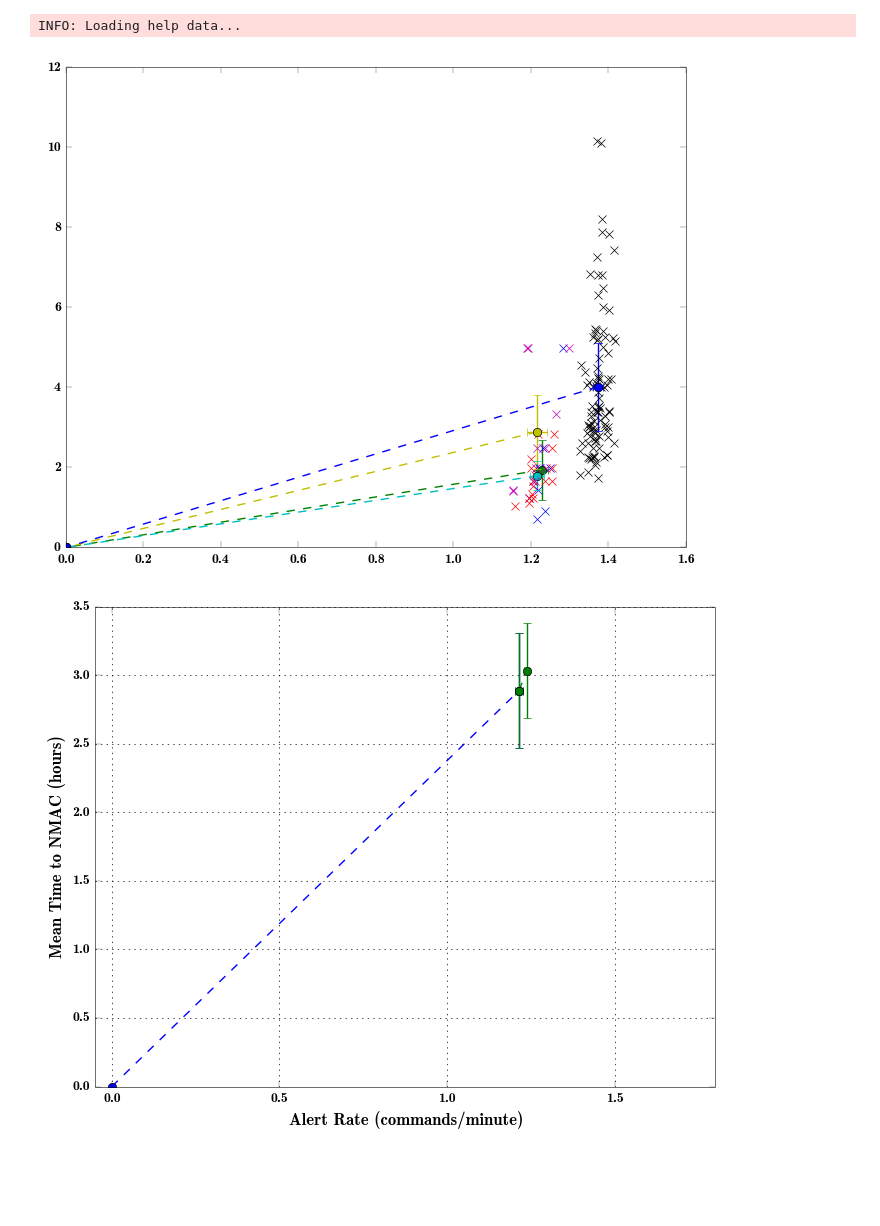
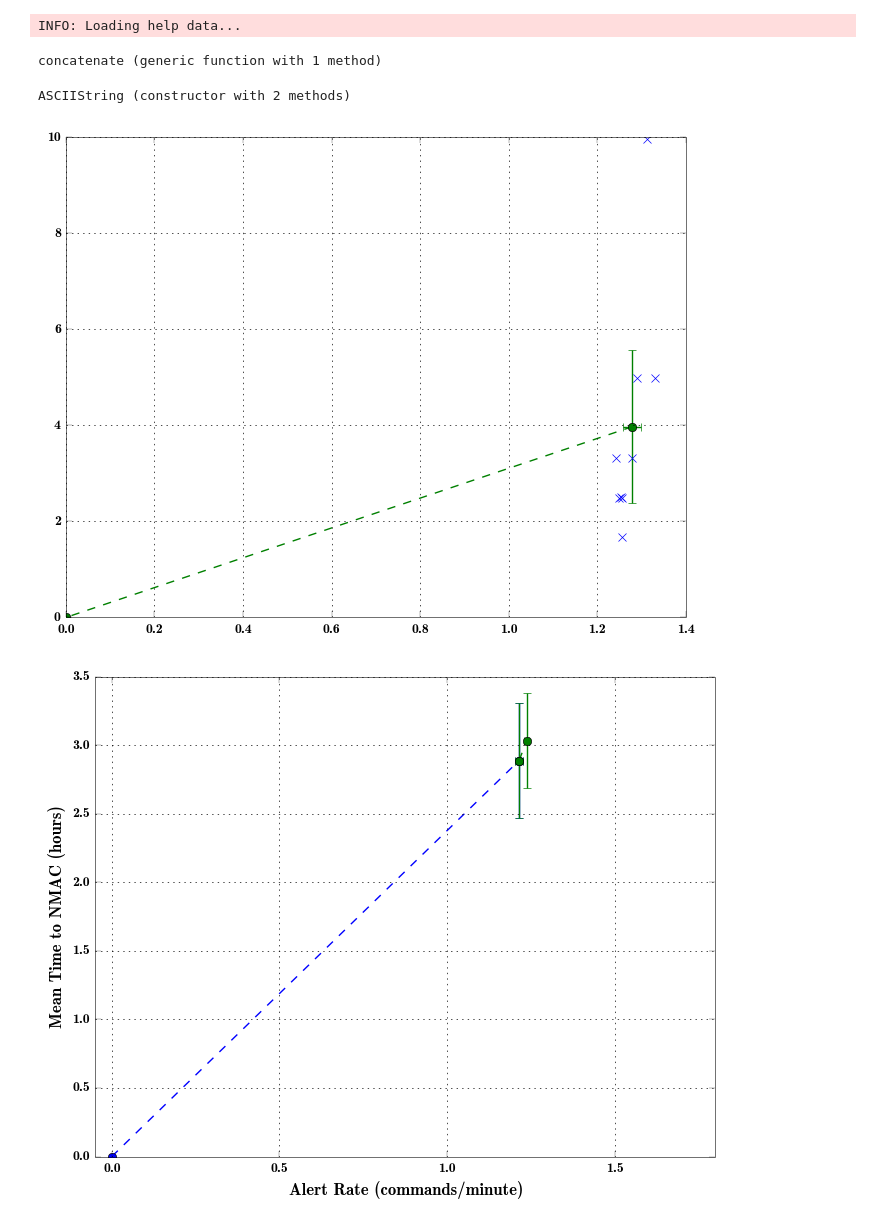
Before and after one commit to sisl/autoATC, a Jupyter notebook: CDC_3Dresults.ipynb, the cells around one changed output. Cells and saved outputs as stored; diff of their text form; code cells hidden in the pictures; blank space fills up the shorter version.

Commit message:
concatenating results

```diff
--- a/CDC_3Dresults.ipynb
+++ b/CDC_3Dresults.ipynb
@@ -36,3 +38,20 @@ N = size(data[1]["flightTimes"],3)
 
 # "tStat", tStat, "alertCounts", alertCounts,
 # "flightTimes", flightTimes, "tTotals", tTotals, "nNMACcounts", nNMACcounts);
+# %%
+function concatenate(filename::String)
+    allResults = JLD.load(filename, "allResults");
+    concResults = sim3d.concatenate(allResults)
+    writeFile = filename[1:(end-4)]*"concat"*".jld"
+    save(writeFile, "betaVals", concResults.betaVals,
+                    "alertCounts", concResults.alertCounts,
+                    "flightTimes", concResults.flightTimes,
+                    "tTotals", concResults.tTotals,
+                    "nNMACcounts", concResults.nNMACcounts);
+end
+# %% [output]
+concatenate (generic function with 1 method)
+# %%
+cconcatenate(filename::String) at In[13]:2)
+# %% [output]
+ASCIIString (constructor with 2 methods)
@@ -39,7 +60,6 @@ N = size(data[1]["flightTimes"],3)
 # %%
 #data = {load("./results/mcts_simResults_n4_d"*string(d)*".jld") for d in [20, 100]};
-data = {load("./results/mcts_simResults_n4_g_small.jld"), load("./results/mcts_simResults_n4_g_big.jld"),
-    load("./results/mcts_simResults_n10_d20.jld"), load("./results/new_3DSimResults_n5.jld") };
+data = {load("mcts_simResults_n6_2015-07-24T16:26:07concat.jld")};
 # %%
 nBetas = size(data[1]["flightTimes"],1)
 silentATCrun = size(data[1]["flightTimes"],2) == 2
@@ -48,32 +68,31 @@ N = size(data[1]["flightTimes"],3)
 nmac_stats = zeros(nBetas+1, 2) #mean and std
 alert_stats = similar(nmac_stats);
 # %%
-for n in 1:4
+for n in 1:length(data)
     betaIdx = 1; atcIdx = 1; b=1;
     ft = data[n]["flightTimes"][betaIdx,atcIdx,:][:]/3600
     nmacsPerHour = ft ./ data[n]["nNMACcounts"][betaIdx,atcIdx,:][:]# ./ ft
 
     alertsPerHour = data[n]["alertCounts"][betaIdx,atcIdx,:][:] ./ ft
     plt.plot(alertsPerHour/60, nmacsPerHour, linestyle="", marker="x")
 
     nmacsPerHour = nmacsPerHour[!isinf(nmacsPerHour)] #Just in case we had things without incidents...
     nmac_stats[b,:]    = [mean_and_std(nmacsPerHour)...]
     alert_stats[b,:] = [mean_and_std(alertsPerHour/60)...]
 
 
 
-
-
     xerrL = alert_stats[:,2]/sqrt(N)*2
     xerrR = alert_stats[:,2]/sqrt(N)*2
     yerrL = nmac_stats[:,2]/sqrt(N)*2
     yerrR = nmac_stats[:,2]/sqrt(N)*2
 
     PyPlot.errorbar(alert_stats[:, 1], nmac_stats[:, 1],
     xerr = [xerrL xerrR ]',  marker="o", linestyle = "--", yerr = [yerrL yerrR]')
 end
+grid("on")
 # %% [output]
-[figure, old version]
+[figure, new version]
 # %%
 linestyle = ["--","-"]
 for (idx, policy_prefix) in enumerate([""])
```
Also changed, not shown: parts of 2 cells of this notebook, 3 other files.
